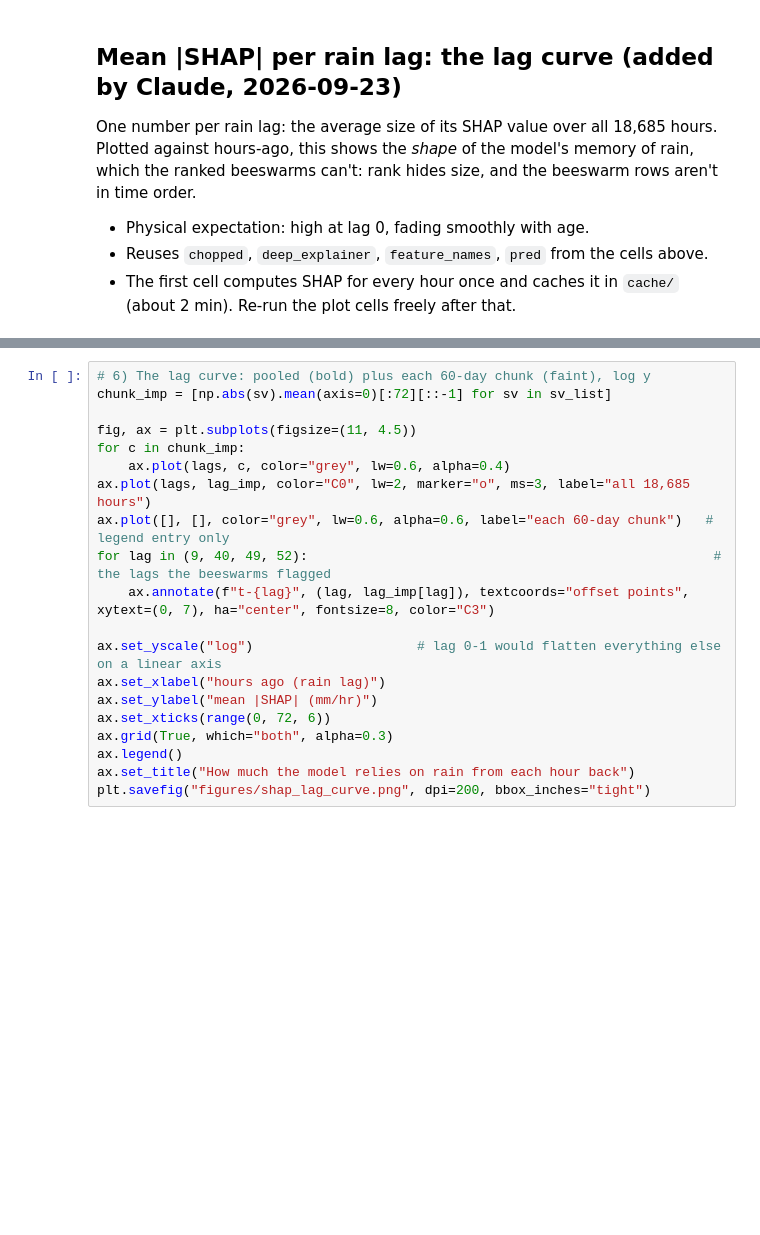
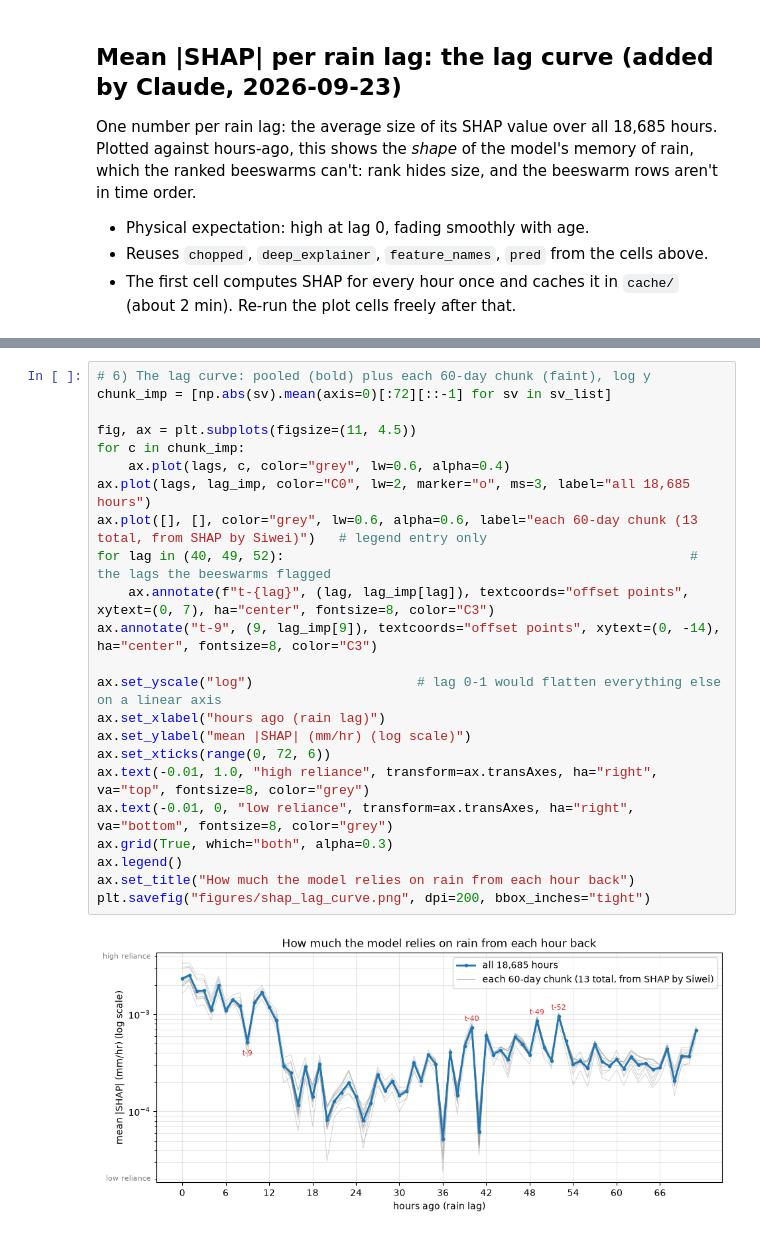
Before and after one commit to nehasrinivasula/mlm26, a Jupyter notebook: try.ipynb, the cells around one changed output, grey strips where cells are left out. Drawn from its saved outputs; the diff is of its cells as text; blank space fills up the shorter version.

Commit message:
added more details about mean SHAP vs lag rainfall curve.

```diff
--- a/try.ipynb
+++ b/try.ipynb
@@ -414,20 +421,25 @@ print("statics:         ", ", ".join(f"{n} {v:.5f}" for n, v in zip(feature_name
 # %%
 # 6) The lag curve: pooled (bold) plus each 60-day chunk (faint), log y
 chunk_imp = [np.abs(sv).mean(axis=0)[:72][::-1] for sv in sv_list]
 
 fig, ax = plt.subplots(figsize=(11, 4.5))
 for c in chunk_imp:
     ax.plot(lags, c, color="grey", lw=0.6, alpha=0.4)
 ax.plot(lags, lag_imp, color="C0", lw=2, marker="o", ms=3, label="all 18,685 hours")
-ax.plot([], [], color="grey", lw=0.6, alpha=0.6, label="each 60-day chunk")   # legend entry only
-for lag in (9, 40, 49, 52):                                                    # the lags the beeswarms flagged
+ax.plot([], [], color="grey", lw=0.6, alpha=0.6, label="each 60-day chunk (13 total, from SHAP by Siwei)")   # legend entry only
+for lag in (40, 49, 52):                                                    # the lags the beeswarms flagged
     ax.annotate(f"t-{lag}", (lag, lag_imp[lag]), textcoords="offset points", xytext=(0, 7), ha="center", fontsize=8, color="C3")
+ax.annotate("t-9", (9, lag_imp[9]), textcoords="offset points", xytext=(0, -14), ha="center", fontsize=8, color="C3")
 
 ax.set_yscale("log")                     # lag 0-1 would flatten everything else on a linear axis
 ax.set_xlabel("hours ago (rain lag)")
-ax.set_ylabel("mean |SHAP| (mm/hr)")
+ax.set_ylabel("mean |SHAP| (mm/hr) (log scale)")
 ax.set_xticks(range(0, 72, 6))
+ax.text(-0.01, 1.0, "high reliance", transform=ax.transAxes, ha="right", va="top", fontsize=8, color="grey")
+ax.text(-0.01, 0, "low reliance", transform=ax.transAxes, ha="right", va="bottom", fontsize=8, color="grey")
 ax.grid(True, which="both", alpha=0.3)
 ax.legend()
 ax.set_title("How much the model relies on rain from each hour back")
 plt.savefig("figures/shap_lag_curve.png", dpi=200, bbox_inches="tight")
+# %% [output]
+[figure, added]
```
Also changed, not shown: parts of 4 cells of this notebook, 2 other files.
